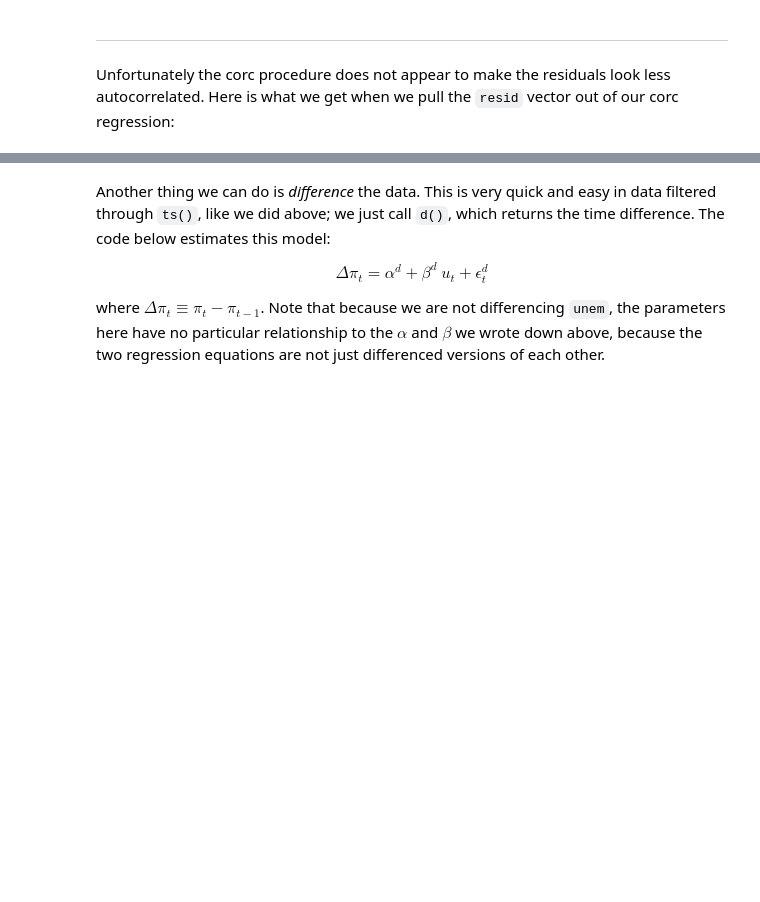
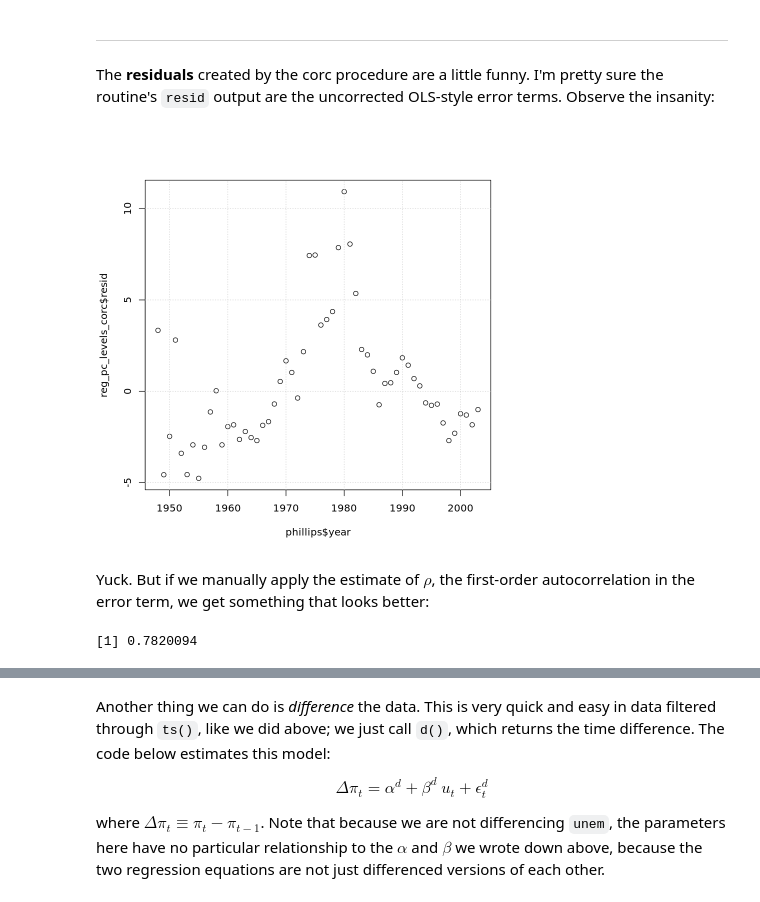
Before and after one commit to ryanedw/ECON-140-SP25-RDE, a Jupyter notebook: Class Meetings/econ140_sp25_class19.ipynb, the cells around one changed output, grey strips where cells are left out. Saved outputs shown, nothing was run; the diff lists cells and outputs as text; code cells hidden in the pictures; blank space fills up the shorter version.

```diff
--- a/Class Meetings/econ140_sp25_class19.ipynb
+++ b/Class Meetings/econ140_sp25_class19.ipynb
@@ -97,5 +216,16 @@ Describe what you see here compared to the OLS results above. What is $\rho$ in
 # %% [markdown]
 <hr>
 # %% [markdown]
-Unfortunately the corc procedure does not appear to make the residuals look less autocorrelated. Here is what we get when we pull the `resid` vector out of our corc regression:
+The <b>residuals</b> created by the corc procedure are a little funny. I'm pretty sure the routine's `resid` output are the uncorrected OLS-style error terms. Observe the insanity:
+# %%
+plot(phillips$year, reg_pc_levels_corc$resid)
+grid()
+# %% [output]
+[figure, added]
+# %% [markdown]
+Yuck. But if we manually apply the estimate of $\rho$, the first-order autocorrelation in the error term, we get something that looks better:
+# %%
+reg_pc_levels_corc$rho
+# %% [output]
+[1] 0.7820094
 # %%
```
Also changed, not shown: parts of 12 cells of this notebook.
